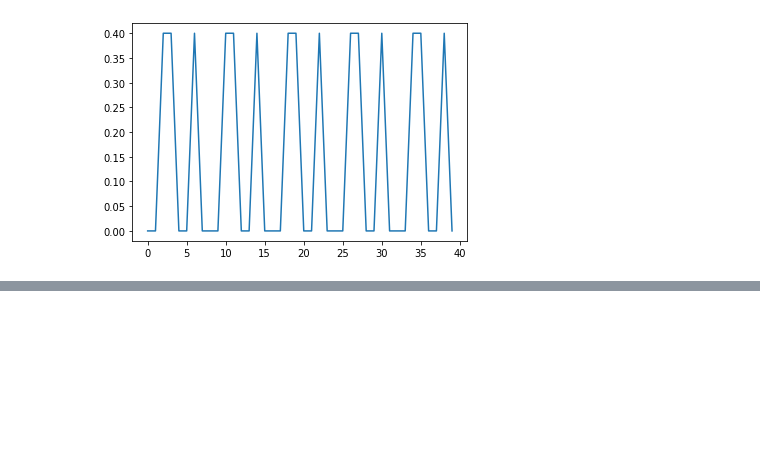
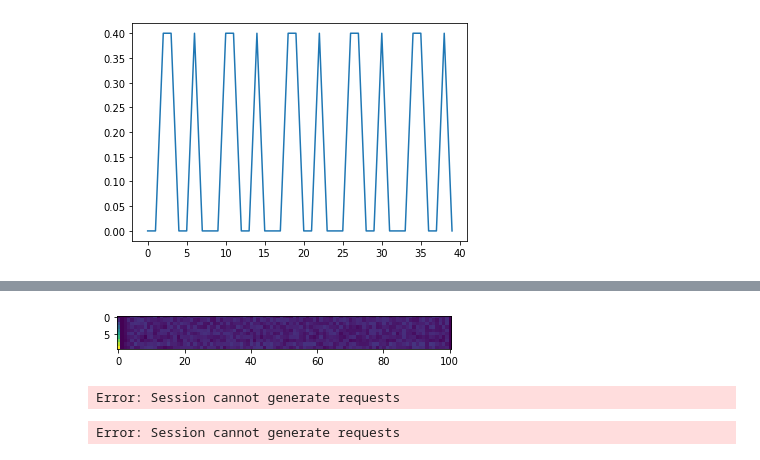
Before and after one commit to takaria0/Meta, a Jupyter notebook: playground/plot.ipynb, the cells around one changed output, grey strips where cells are left out. Drawn from its saved outputs; the diff is of its cells as text; code cells hidden in the pictures; blank space fills up the shorter version.

```diff
--- a/playground/plot.ipynb
+++ b/playground/plot.ipynb
@@ -35,0 +36,15 @@ plt.plot(activity["5"])
+# %%
+data = pd.read_csv("../export/layer/Output Layer.csv")
+plt.imshow(data.to_numpy())
+plt.savefig("output.png")
+# %% [output]
+[figure, added]
+# %%
+from keras.datasets import mnist
+(train_X, train_y), (test_X, test_y) = mnist.load_data()
+# %% [output]
+Error: Session cannot generate requests
+# %%
+plt.imshow(one_img)
+# %% [output]
+Error: Session cannot generate requests
```
Also changed, not shown: parts of 1 cell of this notebook, 26 other files.
